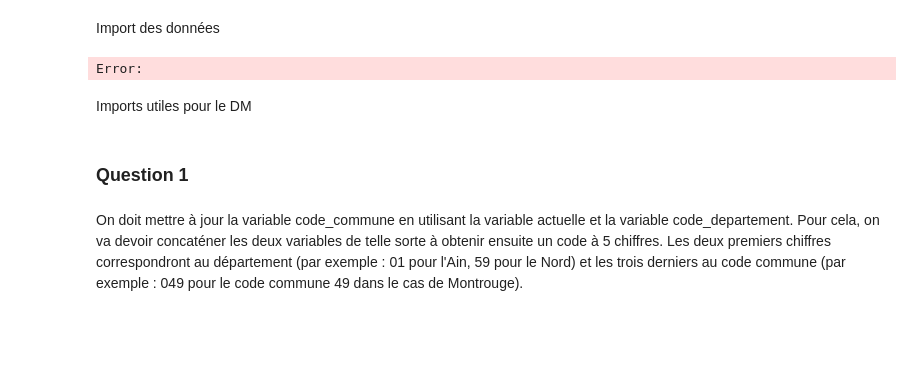
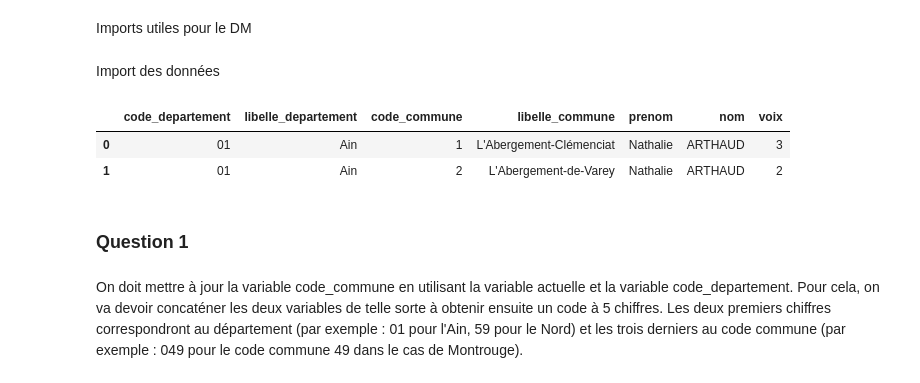
Before and after one commit to Maelysdhalluin/DM_python_pour_datasciences, a Jupyter notebook: main.ipynb, the cells around one changed output. Saved outputs shown, nothing was run; the diff lists cells and outputs as text; code cells hidden in the pictures; blank space fills up the shorter version.

```diff
--- a/main.ipynb
+++ b/main.ipynb
@@ -0,0 +1,2 @@
+# %% [markdown]
+Imports utiles pour le DM
@@ -3,11 +7,10 @@ Import des données
 # %%
 import pandas as pd
 df = pd.read_csv(
-'https://www.data.gouv.fr/fr/datasets/r/182268fc-2103-4bcb-a850-6cf90b02a9eb'
-)
+'https://www.data.gouv.fr/fr/datasets/r/182268fc-2103-4bcb-a850-6cf90b02a9eb')
 
 df.head(2)
 # %% [output]
-Error:
+|  | code_departement | libelle_departement | code_commune | libelle_commune | prenom | nom | voix |
+| 0 | 01 | Ain | 1 | L'Abergement-Clémenciat | Nathalie | ARTHAUD | 3 |
+| 1 | 01 | Ain | 2 | L'Abergement-de-Varey | Nathalie | ARTHAUD | 2 |
-# %% [markdown]
-Imports utiles pour le DM
```
Also changed, not shown: parts of 12 cells of this notebook.
